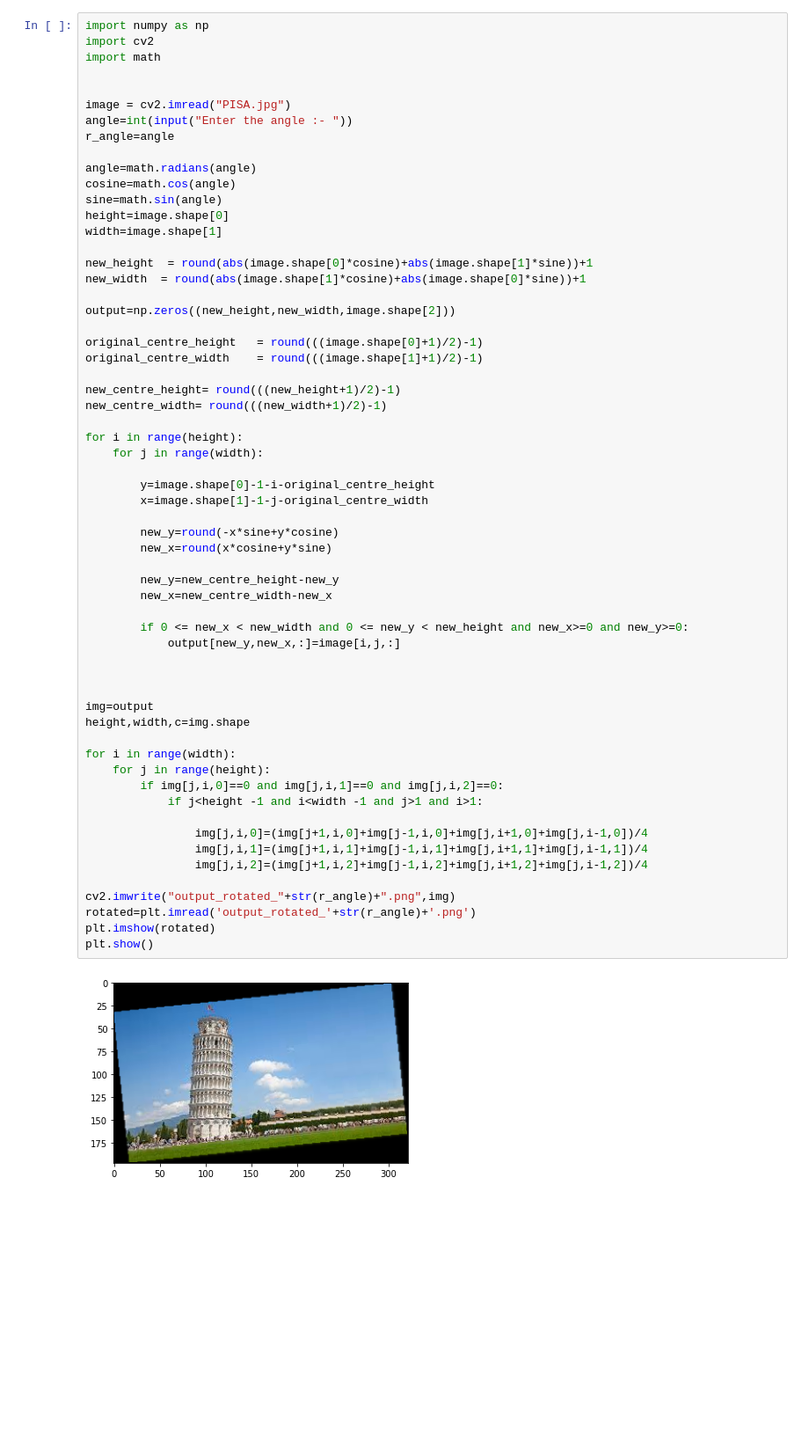
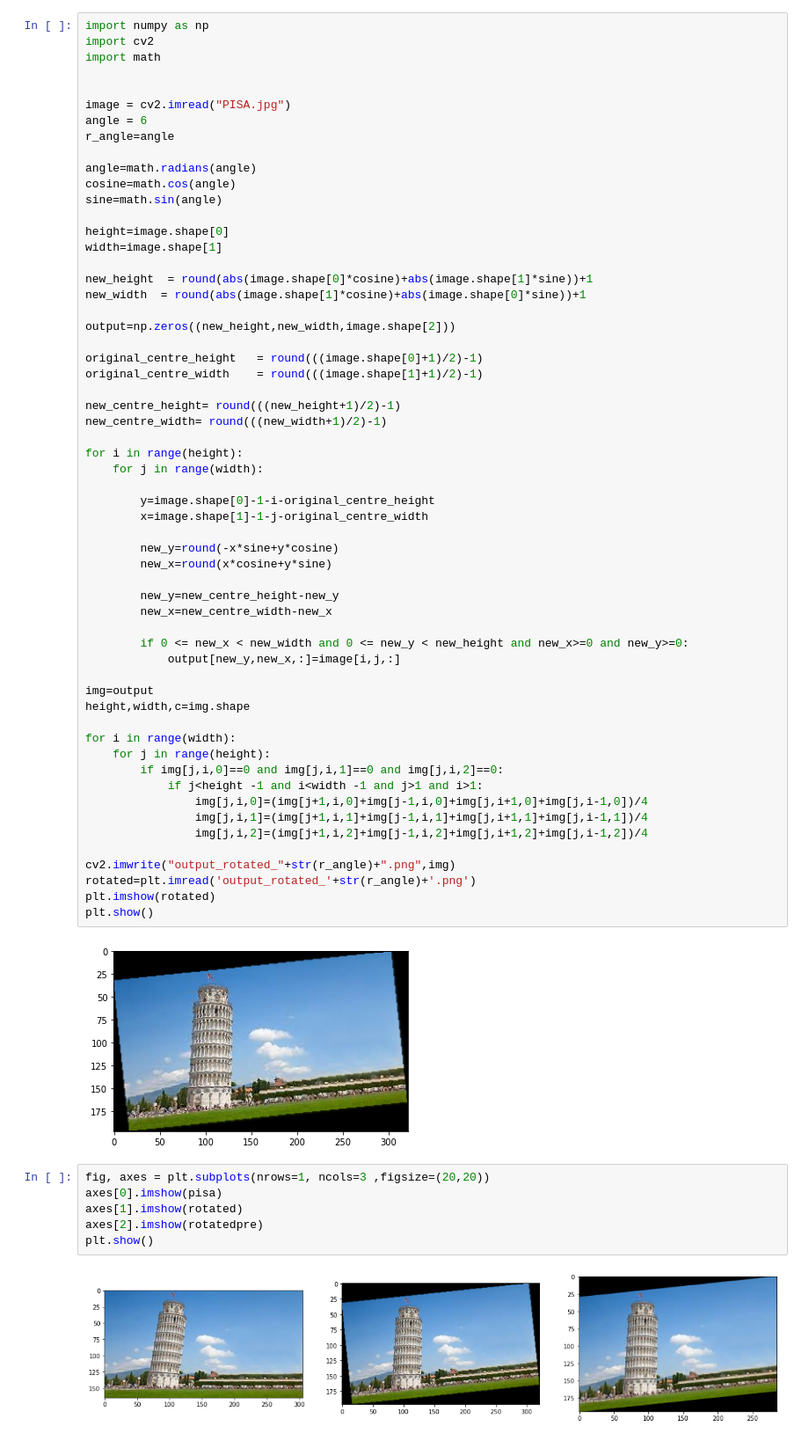
Before and after one commit to nandita-manchikanti/Digital-Image-Processing, a Jupyter notebook: Week4/week4.ipynb, the cells around one changed output. Shown at 88% size. Cells and saved outputs as stored; diff of their text form; blank space fills up the shorter version.

```diff
--- a/Week4/week4.ipynb
+++ b/Week4/week4.ipynb
@@ -41,12 +47,13 @@ import math
 
 
 image = cv2.imread("PISA.jpg")
-angle=int(input("Enter the angle :- "))
+angle = 6
 r_angle=angle
 
 angle=math.radians(angle)
 cosine=math.cos(angle)
 sine=math.sin(angle)
+
 height=image.shape[0]
 width=image.shape[1]
 
@@ -76,8 +83,6 @@ for i in range(height):
         if 0 <= new_x < new_width and 0 <= new_y < new_height and new_x>=0 and new_y>=0:
             output[new_y,new_x,:]=image[i,j,:]
 
-
-
 img=output
 height,width,c=img.shape
 
@@ -85,7 +90,6 @@ for i in range(width):
     for j in range(height):
         if img[j,i,0]==0 and img[j,i,1]==0 and img[j,i,2]==0:
             if j<height -1 and i<width -1 and j>1 and i>1:
-
                 img[j,i,0]=(img[j+1,i,0]+img[j-1,i,0]+img[j,i+1,0]+img[j,i-1,0])/4
                 img[j,i,1]=(img[j+1,i,1]+img[j-1,i,1]+img[j,i+1,1]+img[j,i-1,1])/4
                 img[j,i,2]=(img[j+1,i,2]+img[j-1,i,2]+img[j,i+1,2]+img[j,i-1,2])/4
@@ -96,3 +100,11 @@ plt.imshow(rotated)
 plt.show()
 # %% [output]
 [figure]
+# %%
+fig, axes = plt.subplots(nrows=1, ncols=3 ,figsize=(20,20))
+axes[0].imshow(pisa)
+axes[1].imshow(rotated)
+axes[2].imshow(rotatedpre)
+plt.show()
+# %% [output]
+[figure, added]
```
Also changed, not shown: parts of 3 cells of this notebook, 6 other files.
